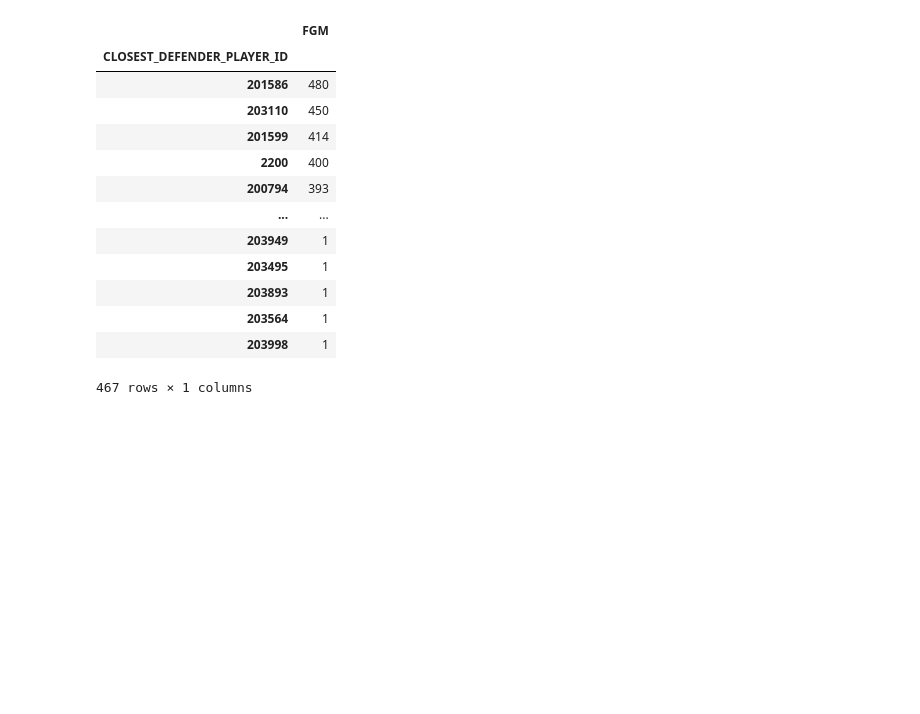
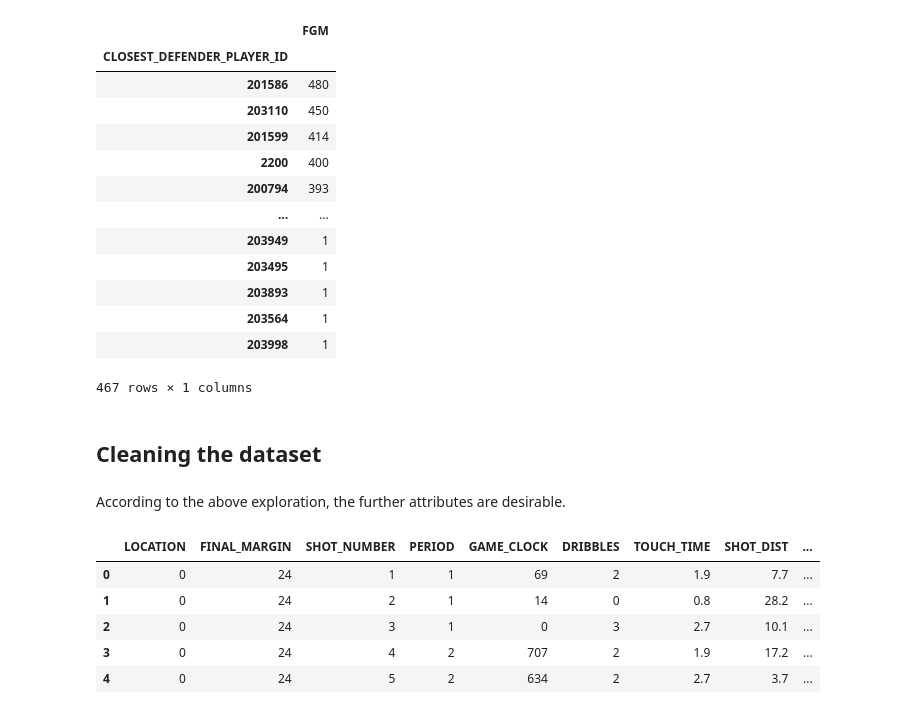
Before and after one commit to rejsafranko/Predicting-NBA-Shots, a Jupyter notebook: notebooks/NBAShotLogs_exploration.ipynb, the cells around one changed output. Cells and saved outputs as stored; diff of their text form; code cells hidden in the pictures; blank space fills up the shorter version.

Commit message:
Exploration notebook, processed csv. - FINAL

```diff
--- a/notebooks/NBAShotLogs_exploration.ipynb
+++ b/notebooks/NBAShotLogs_exploration.ipynb
@@ -350,3 +389,20 @@ df_new.sort_values(by=['FGM'], ascending=False)
 | 203564 | 1 |
 | 203998 | 1 |
 467 rows × 1 columns
+# %% [markdown]
+## Cleaning the dataset
+# %%
+df['SHOT_RESULT'] = LabelEncoder().fit_transform(df['SHOT_RESULT'])
+# %% [markdown]
+According to the above exploration, the further attributes are desirable.
+# %%
+df = df.drop(columns=['GAME_ID', 'MATCHUP', 'W', 'SHOT_CLOCK', 'PTS_TYPE', 'CLOSEST_DEFENDER', 'FGM', 'PTS', 'player_name'], axis=1)
+# %%
+df.head()
+# %% [output]
+|  | LOCATION | FINAL_MARGIN | SHOT_NUMBER | PERIOD | GAME_CLOCK | DRIBBLES | TOUCH_TIME | SHOT_DIST | ... |
+| 0 | 0 | 24 | 1 | 1 | 69 | 2 | 1.9 | 7.7 | ... |
+| 1 | 0 | 24 | 2 | 1 | 14 | 0 | 0.8 | 28.2 | ... |
+| 2 | 0 | 24 | 3 | 1 | 0 | 3 | 2.7 | 10.1 | ... |
+| 3 | 0 | 24 | 4 | 2 | 707 | 2 | 1.9 | 17.2 | ... |
+| 4 | 0 | 24 | 5 | 2 | 634 | 2 | 2.7 | 3.7 | ... |
```
Also changed, not shown: parts of 16 cells of this notebook, 1 other file.
